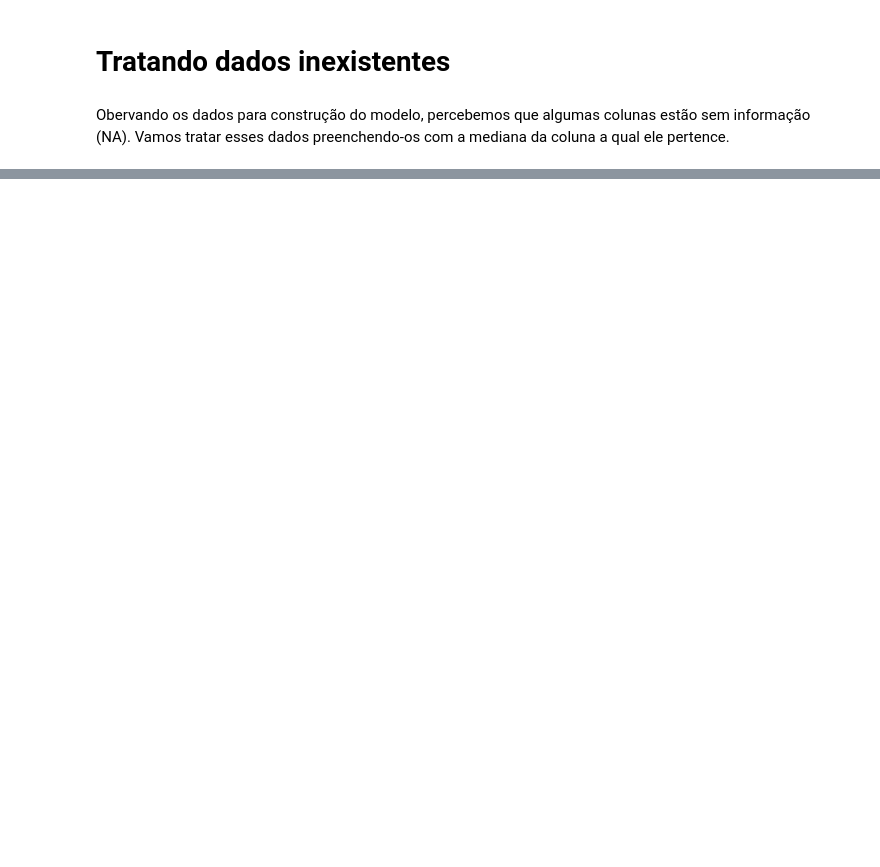
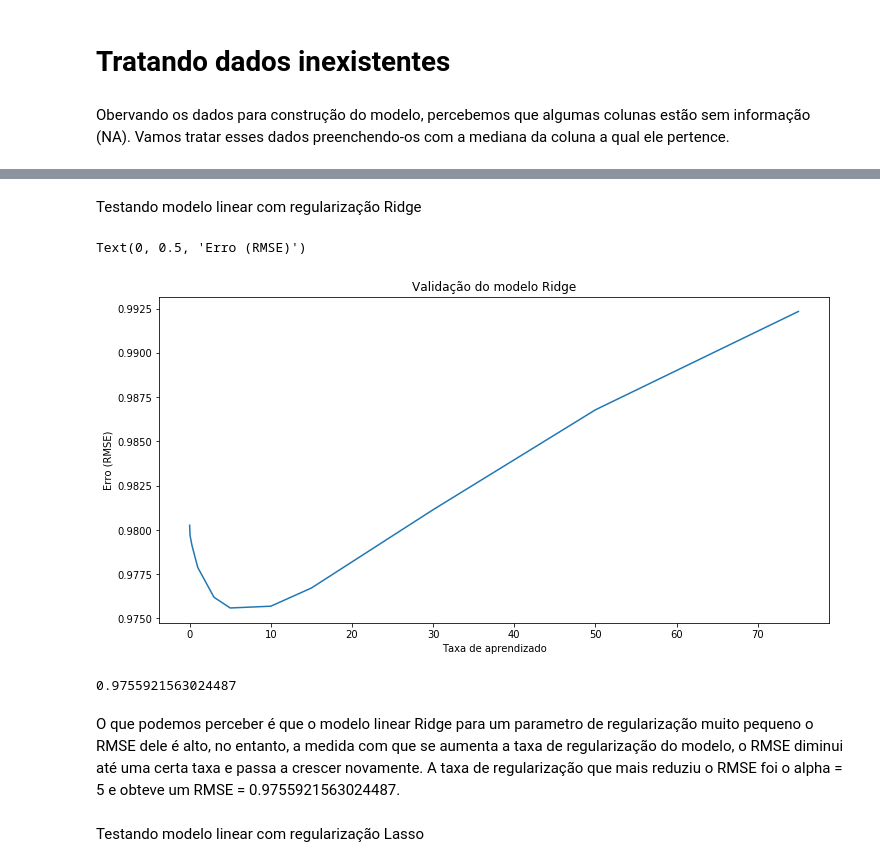
Before and after one commit to ErickCosta/ml2018-erickcosta, a Jupyter notebook: exercício 3/main.ipynb, the cells around one changed output, grey strips where cells are left out. Saved outputs shown, nothing was run; the diff lists cells and outputs as text; code cells hidden in the pictures; blank space fills up the shorter version.

Commit message:
Ridge

```diff
--- a/exercício 3/main.ipynb
+++ b/exercício 3/main.ipynb
@@ -283,0 +281,10 @@ data_processed.tail()
+# %%
+#Dados de treino
+data_2006 = data_processed[:3388]
+target_train = data_2006['votos']
+data_train = data_2006.drop(['ano', 'votos'],axis=1)
+
+#Dados de teste
+data_2010 = data_processed[3389:]
+target_teste = data_2010['votos']
+data_teste = data_2010.drop(['ano', 'votos'],axis=1)
@@ -283,0 +293,35 @@ data_processed.tail()
+# %%
+#Método para retornar o erro (RMSE)
+def rmse_cv(model, train, target):
+    rmse= np.sqrt(-cross_val_score(model, train, target, scoring="neg_mean_squared_error", cv = 5))
+    return(rmse)
+# %%
+#Parâmetro de refinamento referente a taxa de regularização
+alphas = [0, 0.05, 0.1, 0.3, 1, 3, 5, 10, 15, 30, 50, 75]
+# %% [markdown]
+Testando modelo linear com regularização Ridge
+# %%
+# Modelo ridge
+model_ridge = Ridge()
+
+# Computando o RMSE da validação cruzada
+cv_ridge = [rmse_cv(Ridge(alpha = alpha), data_train, target_train).mean()
+            for alpha in alphas]
+
+#Plotando RMSE do modelo Ridge para todos as taxas de aprendizado testadas por meio da validação cruzada
+cv_ridge = pd.Series(cv_ridge, index = alphas)
+cv_ridge.plot(title = "Validação do modelo Ridge")
+plt.xlabel("Taxa de aprendizado")
+plt.ylabel("Erro (RMSE)")
+# %% [output]
+Text(0, 0.5, 'Erro (RMSE)')
+[figure, added]
+# %%
+#RMSE mínimo
+cv_ridge.min()
+# %% [output]
+0.9755921563024487
+# %% [markdown]
+O que podemos perceber é que o modelo linear Ridge para um parametro de regularização muito pequeno o RMSE dele é alto, no entanto, a medida com que se aumenta a taxa de regularização do modelo, o RMSE diminui até uma certa taxa e passa a crescer novamente. A taxa de regularização que mais reduziu o RMSE foi o alpha = 5 e obteve um RMSE = 0.9755921563024487.
+# %% [markdown]
+Testando modelo linear com regularização Lasso
```
Also changed, not shown: parts of 16 cells of this notebook.
